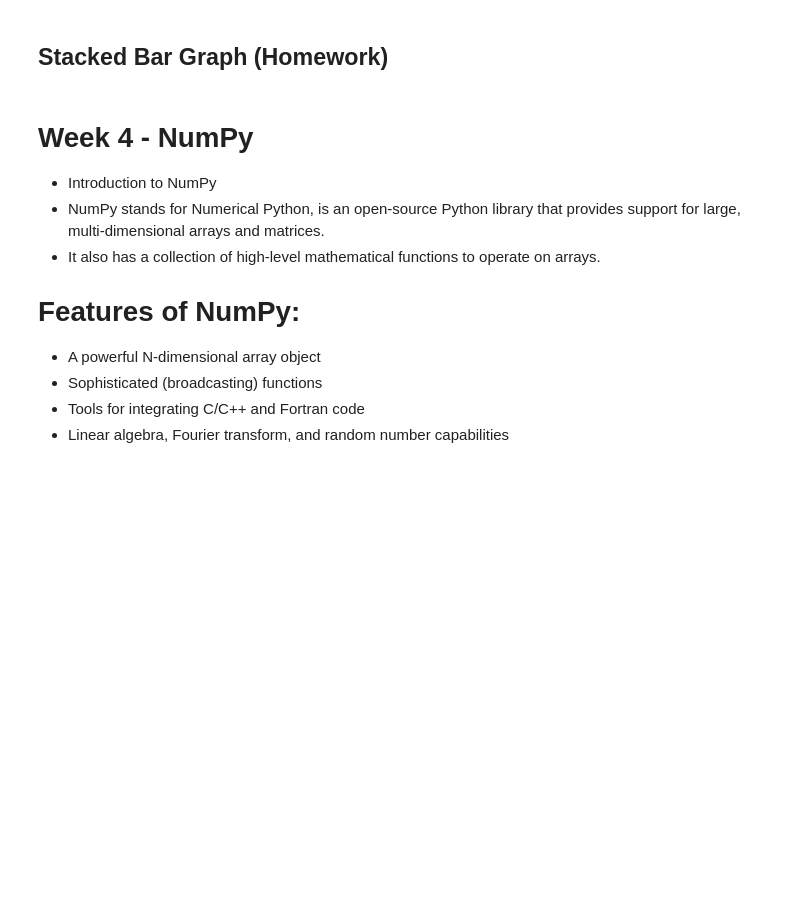
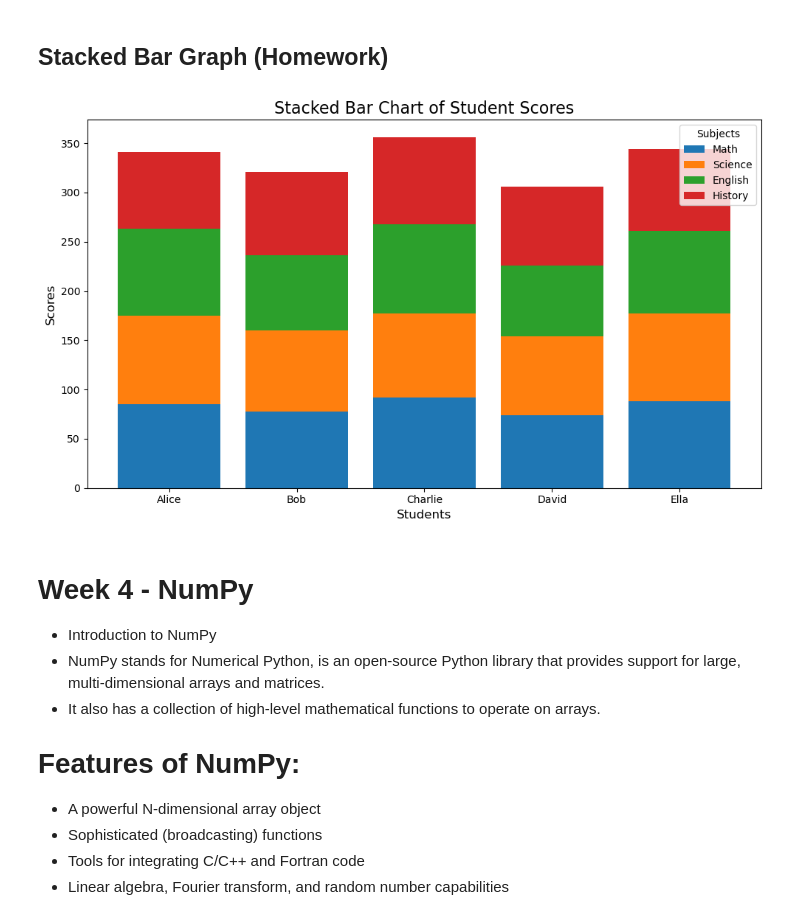
Before and after one commit to atitt009/python-programming, a Jupyter notebook: Week 4/week-4-Data Analysis with Pandas.ipynb, the cells around one changed output. Cells and saved outputs as stored; diff of their text form; code cells hidden in the pictures; blank space fills up the shorter version.

Commit message:
Week 5 monday

```diff
--- a/Week 4/week-4-Data Analysis with Pandas.ipynb
+++ b/Week 4/week-4-Data Analysis with Pandas.ipynb
@@ -622,6 +624,42 @@ plt.show()
 [figure]
 # %% [markdown]
 ## Stacked Bar Graph (Homework)
+# %%
+# Load the data from the CSV file
+data = pd.read_csv('../Week_3_Mathmatics/data/students_scores.csv')
+
+# Prepare data for the stacked bar chart
+students = data['Student']
+subjects = data.columns[1:]  # Exclude the "Student" column
+scores = data[subjects].to_numpy()  # Convert scores to a numpy array
+
+# Define bar positions
+x = np.arange(len(students))  # X-axis positions for the students
+bar_width = 0.8
+
+# Initialize the bottom position for stacking
+bottom_stack = np.zeros(len(students))
+
+# Create the stacked bar chart
+fig, ax = plt.subplots(figsize=(10, 6))
+
+# Plot each subject as a stacked layer
+for idx, subject in enumerate(subjects):
+    plt.bar(x, scores[:, idx], bar_width, bottom=bottom_stack, label=subject)
+    bottom_stack += scores[:, idx]  # Update the bottom stack for the next subject
+
+# Add chart labels and title
+plt.xlabel('Students', fontsize=12)
+plt.ylabel('Scores', fontsize=12)
+plt.title('Stacked Bar Chart of Student Scores', fontsize=16)
+plt.xticks(x, students, fontsize=10)  # Set x-ticks to student names
+plt.legend(title='Subjects', fontsize=10)
+
+# Add a tight layout and show the plot
+plt.tight_layout()
+plt.show()
+# %% [output]
+[figure, added]
 # %% [markdown]
 # Week 4 - NumPy
 - Introduction to NumPy
```
Also changed, not shown: parts of 2 cells of this notebook, 5 other files.
